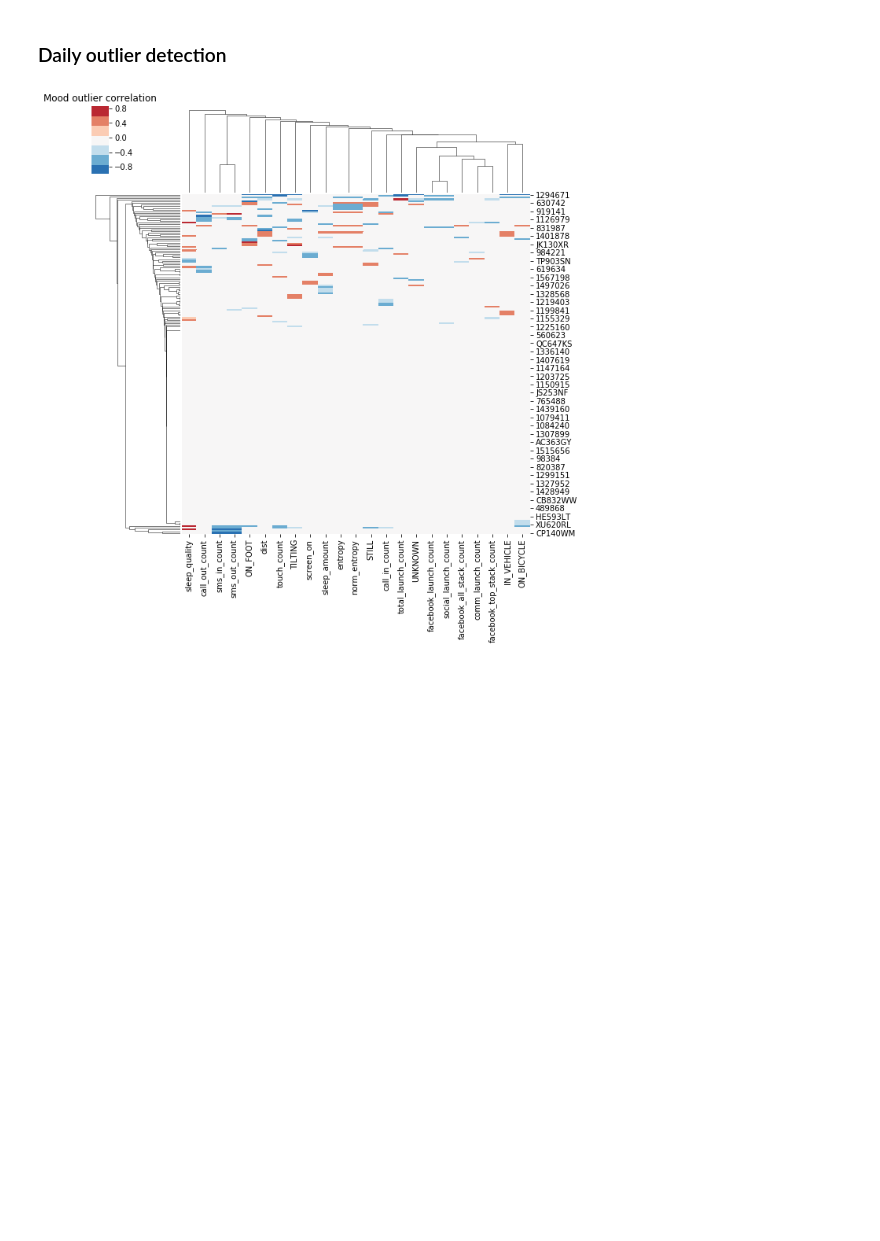
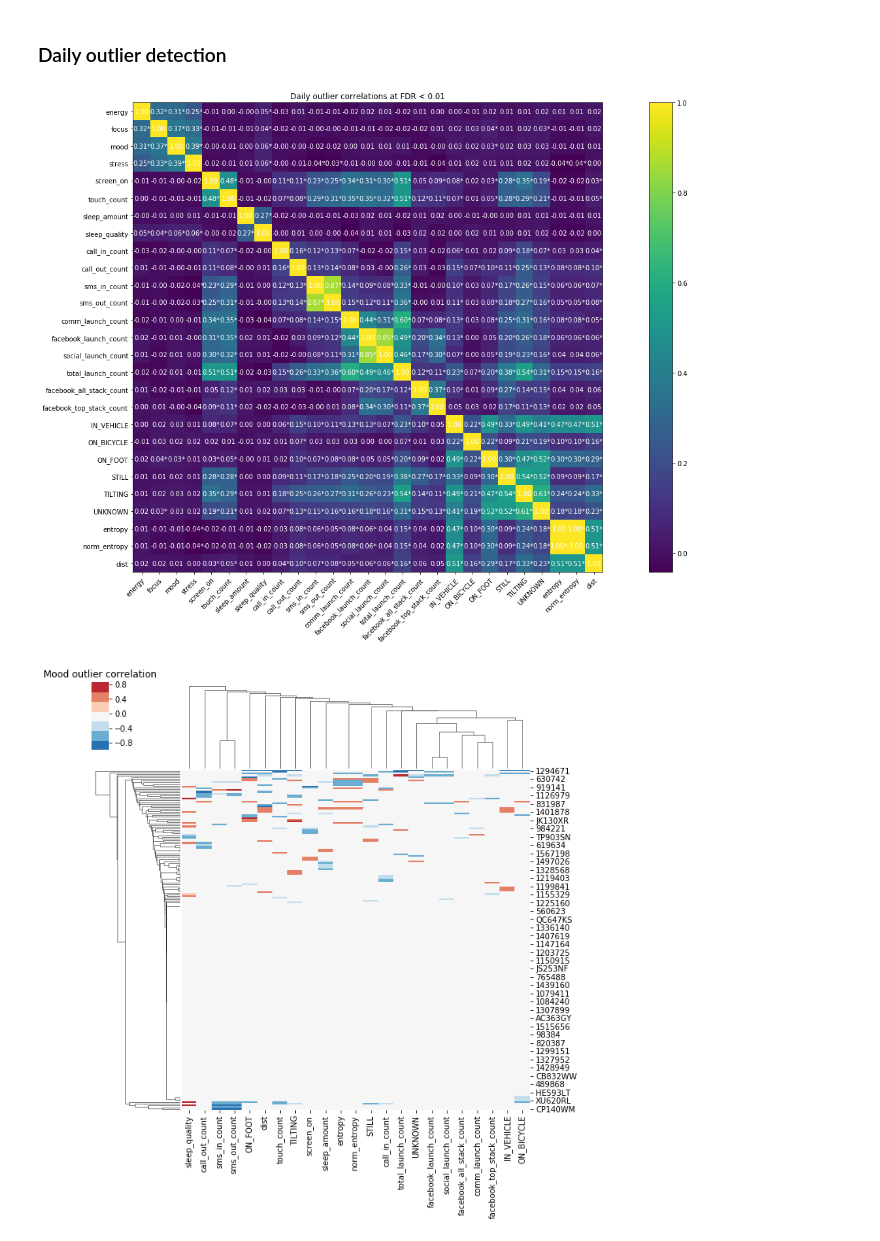
Before and after one commit to tliu526/lifesense, a Jupyter notebook: daily_rhythm.ipynb, the cells around one changed output. Saved outputs shown, nothing was run; the diff lists cells and outputs as text; code cells hidden in the pictures; blank space fills up the shorter version.

```diff
--- a/daily_rhythm.ipynb
+++ b/daily_rhythm.ipynb
@@ -690,21 +690,23 @@ pids = emm_df['pid'].unique()
 # %%
 outlier_df = z_df.applymap(clamp_outliers)
 
-#outlier_df = z_df.copy()
-#outlier_df[['energy', 'focus', 'mood', 'stress']] = outlier_df[['energy', 'focus', 'mood', 'stress']].applymap(clamp_outliers)
+outlier_df = z_df.copy()
+outlier_df[['energy', 'focus', 'mood', 'stress']] = outlier_df[['energy', 'focus', 'mood', 'stress']].applymap(clamp_outliers)
 
 #outlier_df[['energy', 'focus', 'mood', 'stress']] = z_df[['energy', 'focus', 'mood', 'stress']]
 outlier_df['pid'] = day_df['pid']
 outlier_df.drop('pid', axis='columns', inplace=True)
 
 # outlier_df['pid'] = day_df['pid']
 # outlier_df = outlier_df.merge(screener_df[['pid', 'group']], on='pid', how='left')
 # outlier_df = outlier_df.loc[outlier_df['group'] == 'depressed_anxious']
 # outlier_df.drop(['pid', 'group'], axis='columns', inplace=True)
 
 corrs, _, p_vals = run_r_corr(outlier_df)
 plt = build_corr_mat(corrs, p_vals, outlier_df.columns.values, 'Daily outlier correlations at FDR < 0.01', 0.01)
 plt.tight_layout()
+# %% [output]
+[figure, added]
 # %%
 # get mood outliers
 outlier_df = z_df.applymap(clamp_outliers)
```
Also changed, not shown: parts of 21 cells of this notebook, 2 other files.
